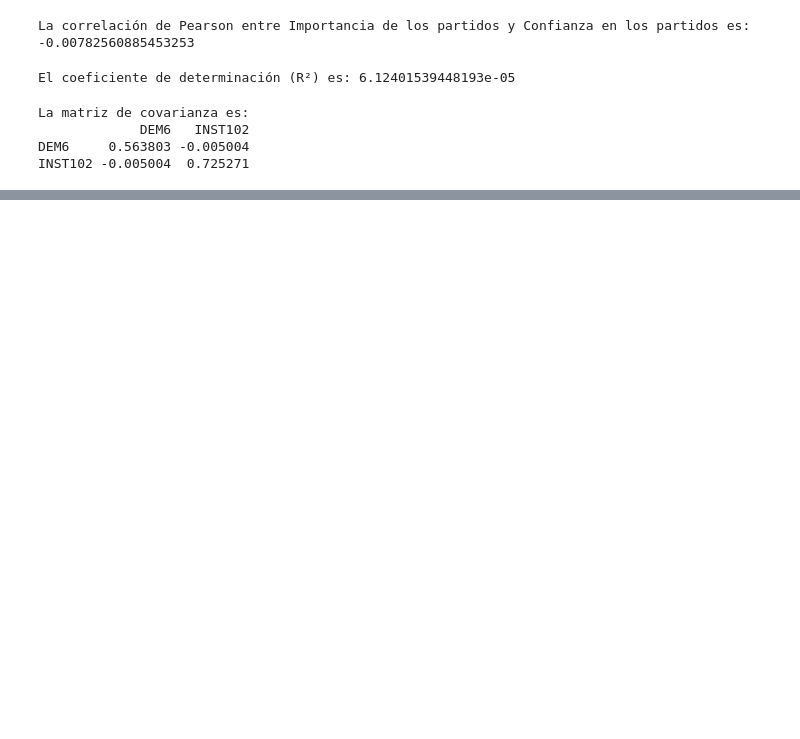
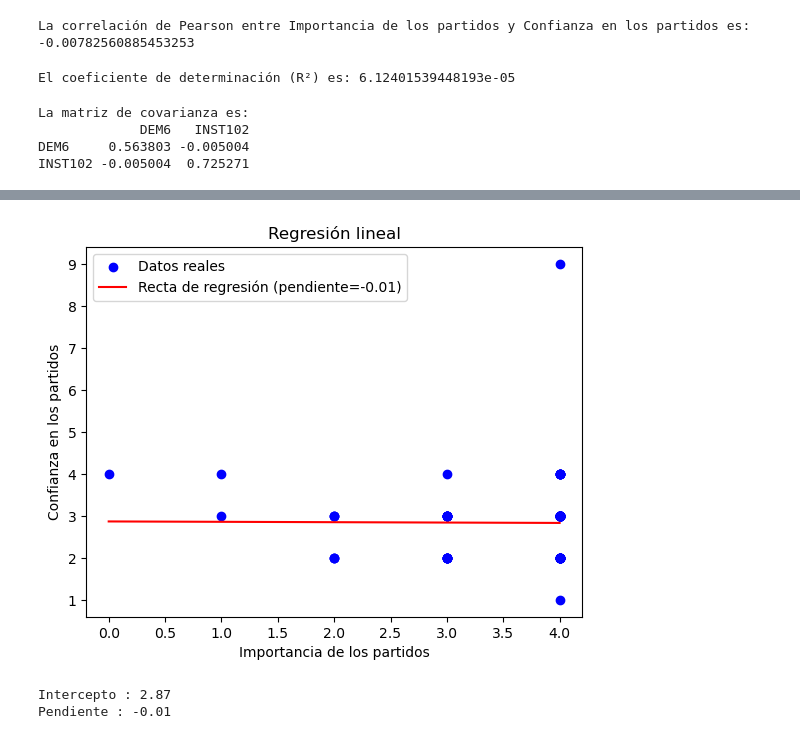
Before and after one commit to imascarenho/Metodo_OP, a Jupyter notebook: Reg2.ipynb, the cells around one changed output, grey strips where cells are left out. Saved outputs shown, nothing was run; the diff lists cells and outputs as text; code cells hidden in the pictures; blank space fills up the shorter version.

```diff
--- a/Reg2.ipynb
+++ b/Reg2.ipynb
@@ -192,3 +183,28 @@ Covariance Type:            nonrobust
 
 Notes:
 [1] Standard Errors assume that the covariance matrix of the errors is correctly specified.
+# %%
+plt.scatter(df_diputados["DEM6"], df_diputados["INST102"], label='Datos reales', color='blue')
+
+intercepto, pendiente = model.params
+x_vals = np.linspace(df_diputados["DEM6"].min(), df_diputados["DEM6"].max(), 100)
+y_vals = intercepto + pendiente * x_vals
+
+# Dibujar la recta de regresión en el gráfico de dispersión
+plt.plot(x_vals, y_vals, color='red', label=f'Recta de regresión (pendiente={pendiente:.2f})')
+
+# Personalizar el gráfico
+plt.xlabel("Importancia de los partidos")
+plt.ylabel("Confianza en los partidos")
+plt.title('Regresión lineal')
+plt.legend()
+
+plt.show()
+# %% [output]
+[figure, added]
+# %%
+print(f'Intercepto : {intercepto:.2f}')
+print(f'Pendiente : {pendiente:.2f}')
+# %% [output]
+Intercepto : 2.87
+Pendiente : -0.01
```
Also changed, not shown: parts of 2 cells of this notebook, 2 other files.
